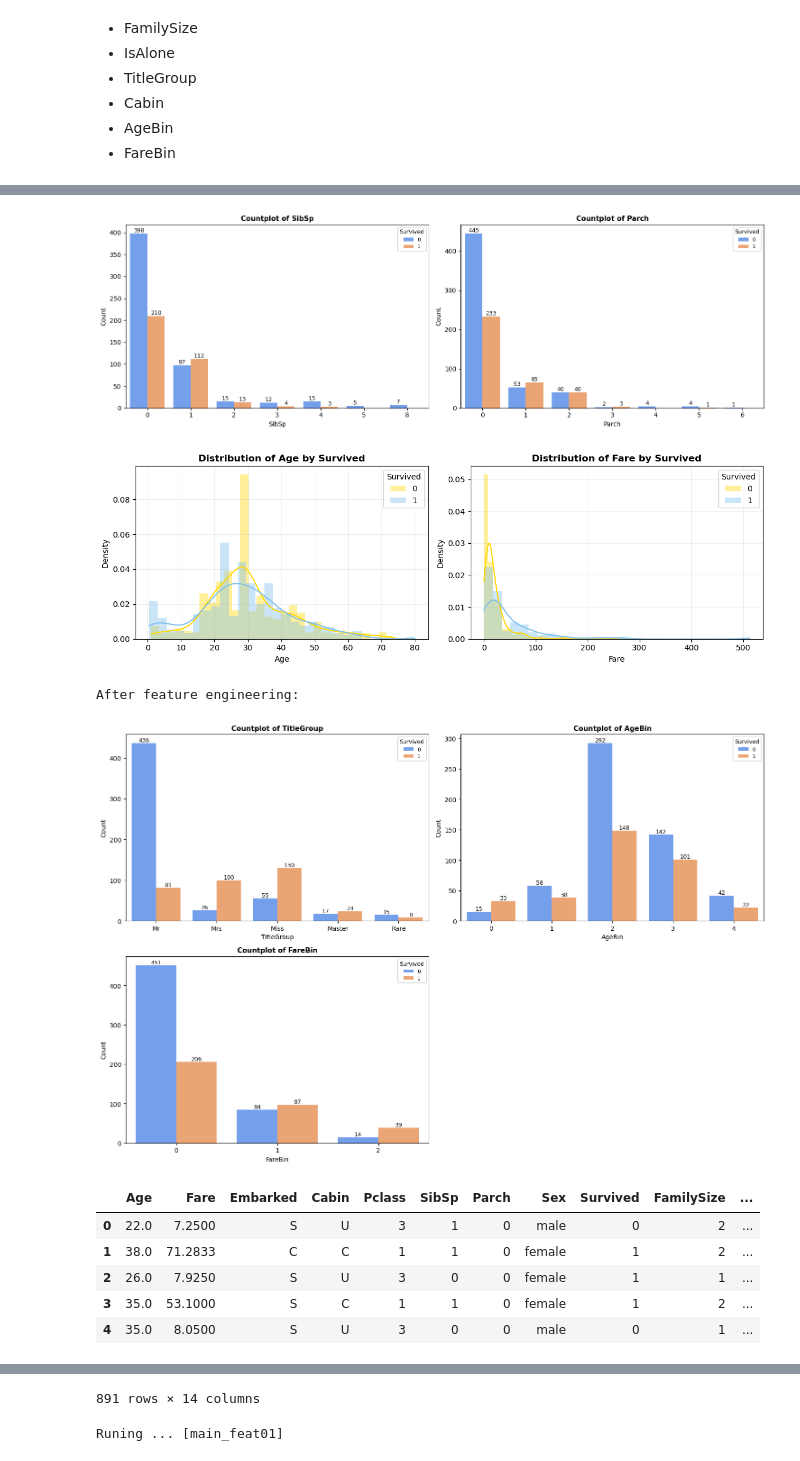
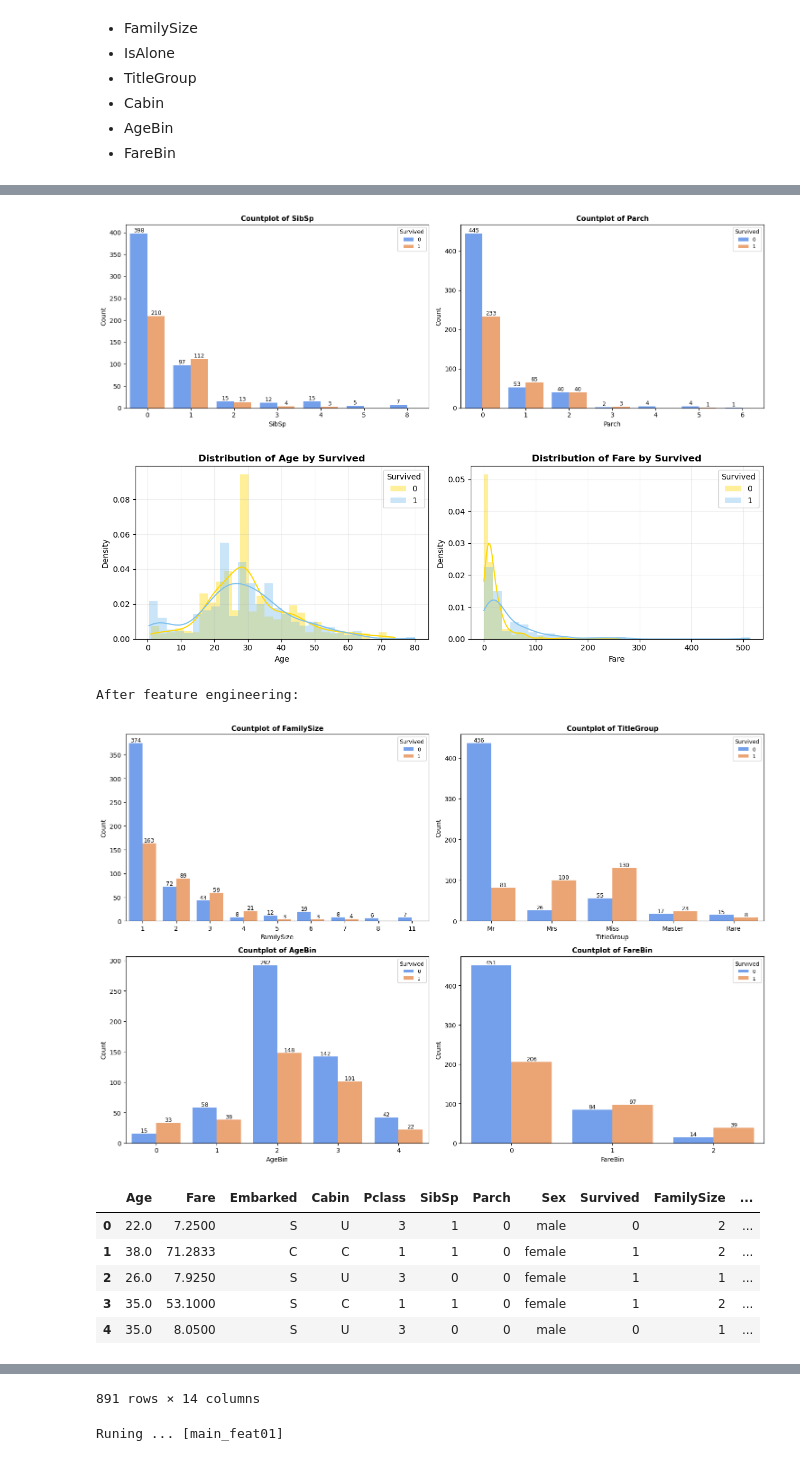
Before and after one commit to tuanphv/ML_Team, a Jupyter notebook: model/01_feature_engineering.ipynb, the cells around one changed output, grey strips where cells are left out. Saved outputs shown, nothing was run; the diff lists cells and outputs as text; code cells hidden in the pictures.

```diff
--- a/model/01_feature_engineering.ipynb
+++ b/model/01_feature_engineering.ipynb
@@ -159,35 +159,35 @@ def feature_engineering(df, is_train=False, is_debug=False):
         'Don': 'Rare',
         'Jonkheer': 'Rare',
         'Dona': 'Rare'
     }
     df_output['TitleGroup'] = df_output['Title'].replace(title_mapping).fillna('Rare')
     # First letter of Cabin
     df_output['Cabin'] = df['Cabin'].apply(lambda x: x[0] if pd.notnull(x) else 'U')
     # Bin Age
     age_bins = [-1, 6, 18, 32, 50, 100]
     df_output['AgeBin'] = pd.cut(df_output['Age'], bins=age_bins, labels=False)
     # Bin Fare
     fare_bins = [-1, 30, 100, 600]
     df_output['FareBin'] = pd.cut(df_output['Fare'], bins=fare_bins, labels=False).astype('int')
 
     if is_debug:
         visualization.plot_countplots(df_output, ['Title', 'Cabin'], target='Survived' if is_train else None, n_cols=2)
         visualization.plot_countplots(df, ['SibSp', 'Parch'], target='Survived' if is_train else None, n_cols=2)
         visualization.plot_distribution(df, ['Age', 'Fare'], group_col='Survived' if is_train else None)
         print("After feature engineering:")
-        visualization.plot_countplots(df_output, ['TitleGroup', 'AgeBin', 'FareBin'], target='Survived' if is_train else None, n_cols=2, figsize=(15, 10))
+        visualization.plot_countplots(df_output, ['FamilySize', 'TitleGroup', 'AgeBin', 'FareBin'], target='Survived' if is_train else None, n_cols=2, figsize=(15, 10))
         display.display(df_output.drop(columns=['Name', 'Title']).head())
 
     df_output.drop(columns=['Name', 'Title'], inplace=True)
     return df_output
 
 feature_engineering(preprocessing.preprocessing_02(df_train, is_train=True), is_train=True, is_debug=True)
 # %% [output]
 [figure]
 [figure]
 [figure]
 After feature engineering:
-[figure, old version]
+[figure, new version]
 |  | Age | Fare | Embarked | Cabin | Pclass | SibSp | Parch | Sex | Survived | FamilySize | ... |
 | 0 | 22.0 | 7.2500 | S | U | 3 | 1 | 0 | male | 0 | 2 | ... |
 | 1 | 38.0 | 71.2833 | C | C | 1 | 1 | 0 | female | 1 | 2 | ... |
```
Also changed, not shown: parts of 1 cell of this notebook, 10 other files.
